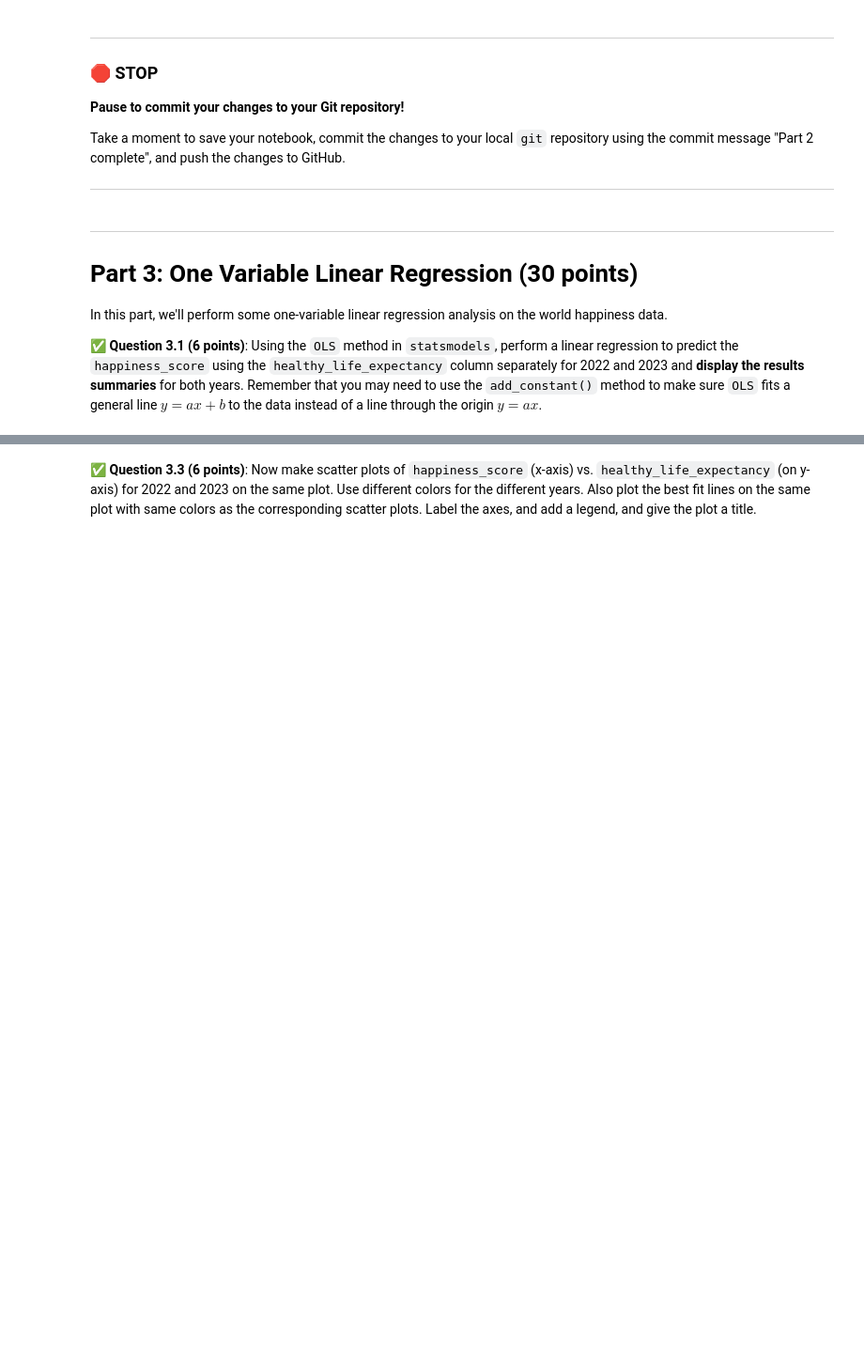
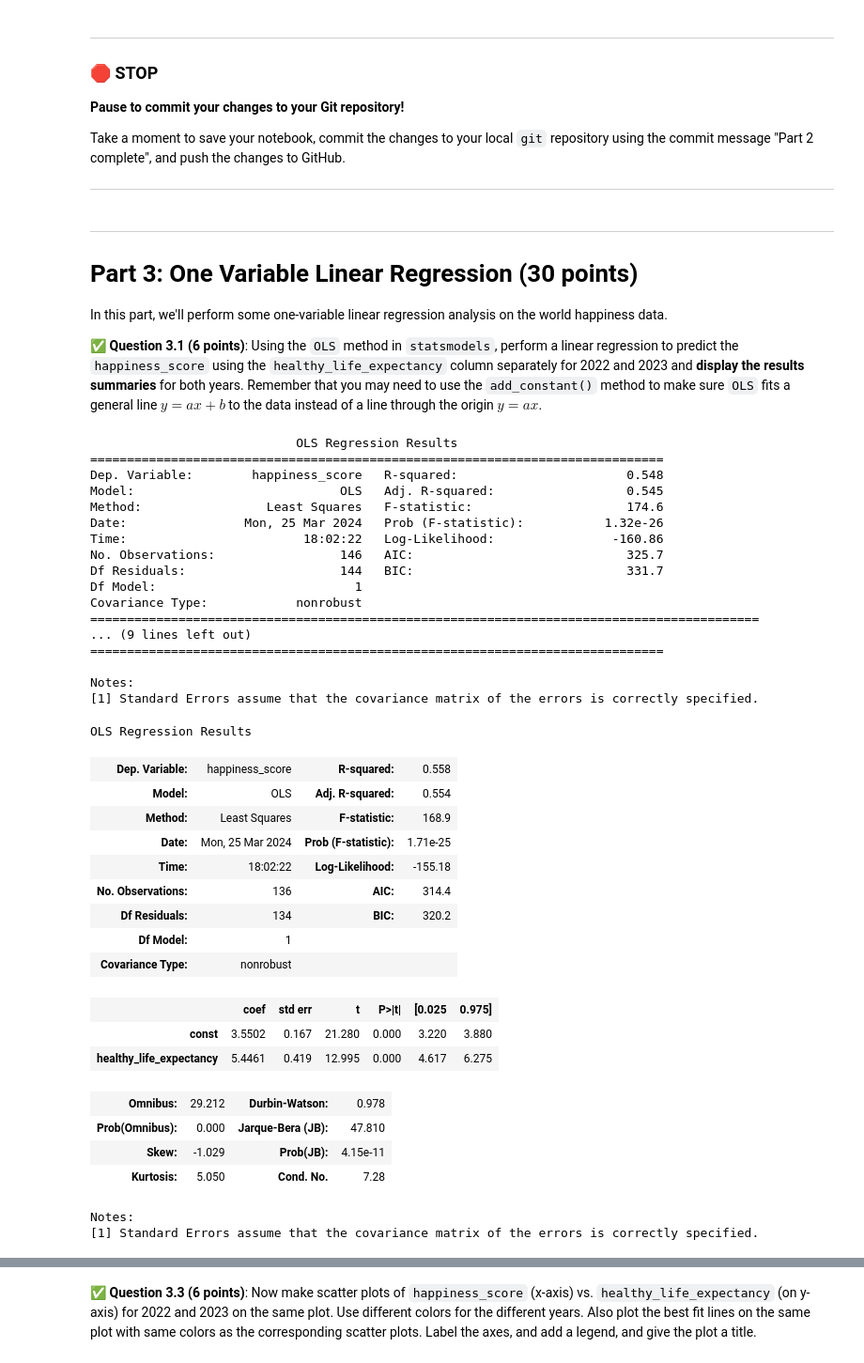
Before and after one commit to barry-huu/CMSE202-s24-turnin, a Jupyter notebook: hw-03/HW-03_Regression-S24-STUDENT.ipynb, the cells around one changed output, grey strips where cells are left out. Shown at 94% size. Drawn from its saved outputs; the diff is of its cells as text; code cells hidden in the pictures; blank space fills up the shorter version.

```diff
--- a/hw-03/HW-03_Regression-S24-STUDENT.ipynb
+++ b/hw-03/HW-03_Regression-S24-STUDENT.ipynb
@@ -167,3 +175,53 @@ In this part, we'll perform some one-variable linear regression analysis on the
+# %%
+# Put your code here
+import statsmodels.api as sm
+
+x_with_cnst = sm.add_constant(two["healthy_life_expectancy"])
+stats22 = sm.OLS(two["happiness_score"], x_with_cnst)
+results = stats22.fit()
+print(results.summary())
+
+x_with_cnst3 = sm.add_constant(three["healthy_life_expectancy"])
+stats23 = sm.OLS(three["happiness_score"], x_with_cnst3)
+result = stats23.fit()
+result.summary()
+# %% [output]
+                            OLS Regression Results
+==============================================================================
+Dep. Variable:        happiness_score   R-squared:                       0.548
+Model:                            OLS   Adj. R-squared:                  0.545
+Method:                 Least Squares   F-statistic:                     174.6
+Date:                Mon, 25 Mar 2024   Prob (F-statistic):           1.32e-26
+Time:                        18:02:22   Log-Likelihood:                -160.86
+No. Observations:                 146   AIC:                             325.7
+Df Residuals:                     144   BIC:                             331.7
+Df Model:                           1
+Covariance Type:            nonrobust
+===========================================================================================
+... (9 lines left out)
+==============================================================================
+
+Notes:
+[1] Standard Errors assume that the covariance matrix of the errors is correctly specified.
+OLS Regression Results
+| Dep. Variable: | happiness_score | R-squared: | 0.558 |
+| Model: | OLS | Adj. R-squared: | 0.554 |
+| Method: | Least Squares | F-statistic: | 168.9 |
+| Date: | Mon, 25 Mar 2024 | Prob (F-statistic): | 1.71e-25 |
+| Time: | 18:02:22 | Log-Likelihood: | -155.18 |
+| No. Observations: | 136 | AIC: | 314.4 |
+| Df Residuals: | 134 | BIC: | 320.2 |
+| Df Model: | 1 |  |  |
+| Covariance Type: | nonrobust |  |  |
+|  | coef | std err | t | P>|t| | [0.025 | 0.975] |
+| const | 3.5502 | 0.167 | 21.280 | 0.000 | 3.220 | 3.880 |
+| healthy_life_expectancy | 5.4461 | 0.419 | 12.995 | 0.000 | 4.617 | 6.275 |
+| Omnibus: | 29.212 | Durbin-Watson: | 0.978 |
+| Prob(Omnibus): | 0.000 | Jarque-Bera (JB): | 47.810 |
+| Skew: | -1.029 | Prob(JB): | 4.15e-11 |
+| Kurtosis: | 5.050 | Cond. No. | 7.28 |
+Notes:
+[1] Standard Errors assume that the covariance matrix of the errors is correctly specified.
 # %% [markdown]
 &#9989;  **Question 3.2 (6 points)**: Answer the following questions:
 
```
Also changed, not shown: parts of 17 cells of this notebook.
